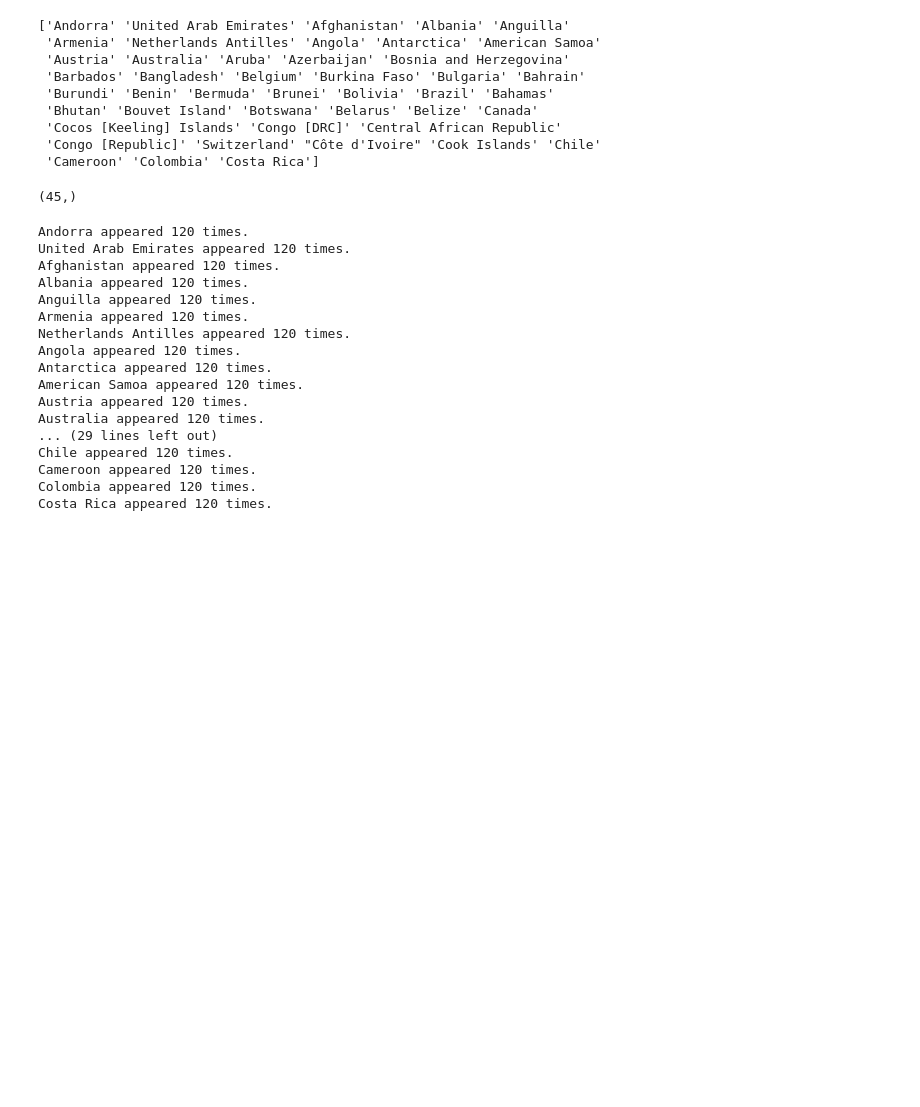
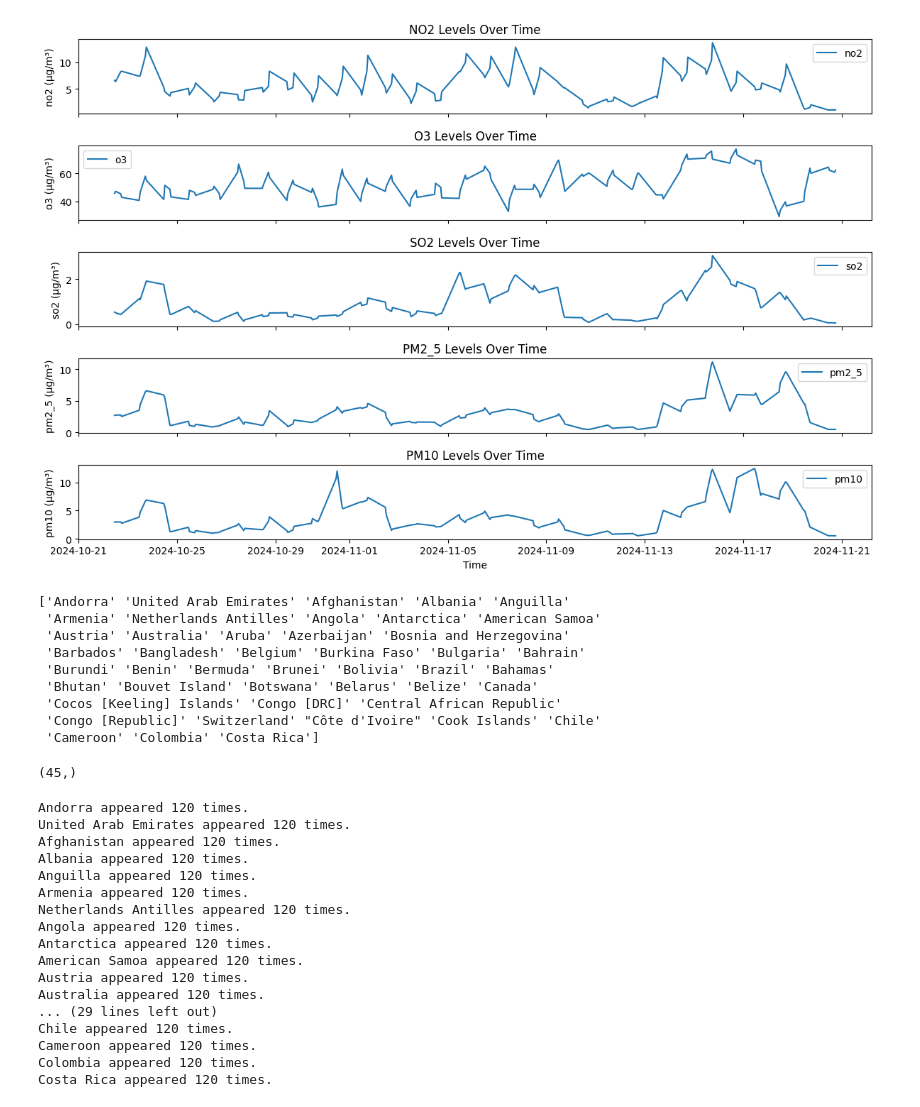
Before and after one commit to cyrineanene/Air-Polluants-Forecasting, a Jupyter notebook: src/data_analysis.ipynb, the cells around one changed output. Drawn from its saved outputs; the diff is of its cells as text; code cells hidden in the pictures; blank space fills up the shorter version.

```diff
--- a/src/data_analysis.ipynb
+++ b/src/data_analysis.ipynb
@@ -28,3 +35,23 @@ memory usage: 464.2+ KB
+# %%
+import matplotlib.pyplot as plt
+country = 'Andorra'
+pollutants = ['no2', 'o3', 'so2', 'pm2_5', 'pm10']
+# Load and filter data for the selected country
+country_data = df[df['country'] == country]
+
+# Plot time series for each pollutant
+fig, ax = plt.subplots(len(pollutants), 1, figsize=(12, 8), sharex=True)
+for i, pollutant in enumerate(pollutants):
+    ax[i].plot(pd.to_datetime(country_data['timestamp']), country_data[pollutant], label=pollutant, color='tab:blue')
+    ax[i].set_title(f"{pollutant.upper()} Levels Over Time")
+    ax[i].set_ylabel(f"{pollutant} (µg/m³)")
+    ax[i].legend()
+
+plt.xlabel("Time")
+plt.tight_layout()
+plt.show()
+# %% [output]
+[figure, added]
 # %%
 print(df['country'].unique())
 df['country'].unique().shape
```
Also changed, not shown: parts of 1 cell of this notebook, 1 other file.
